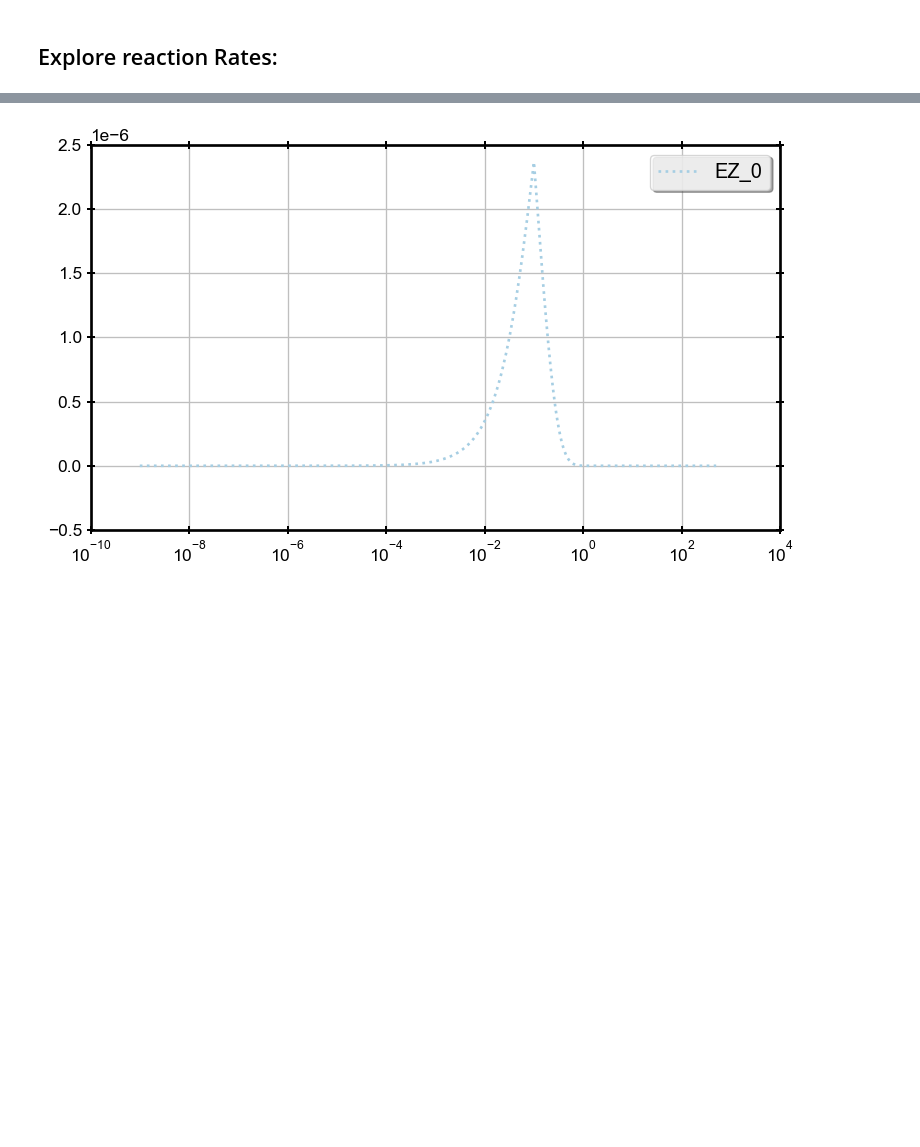
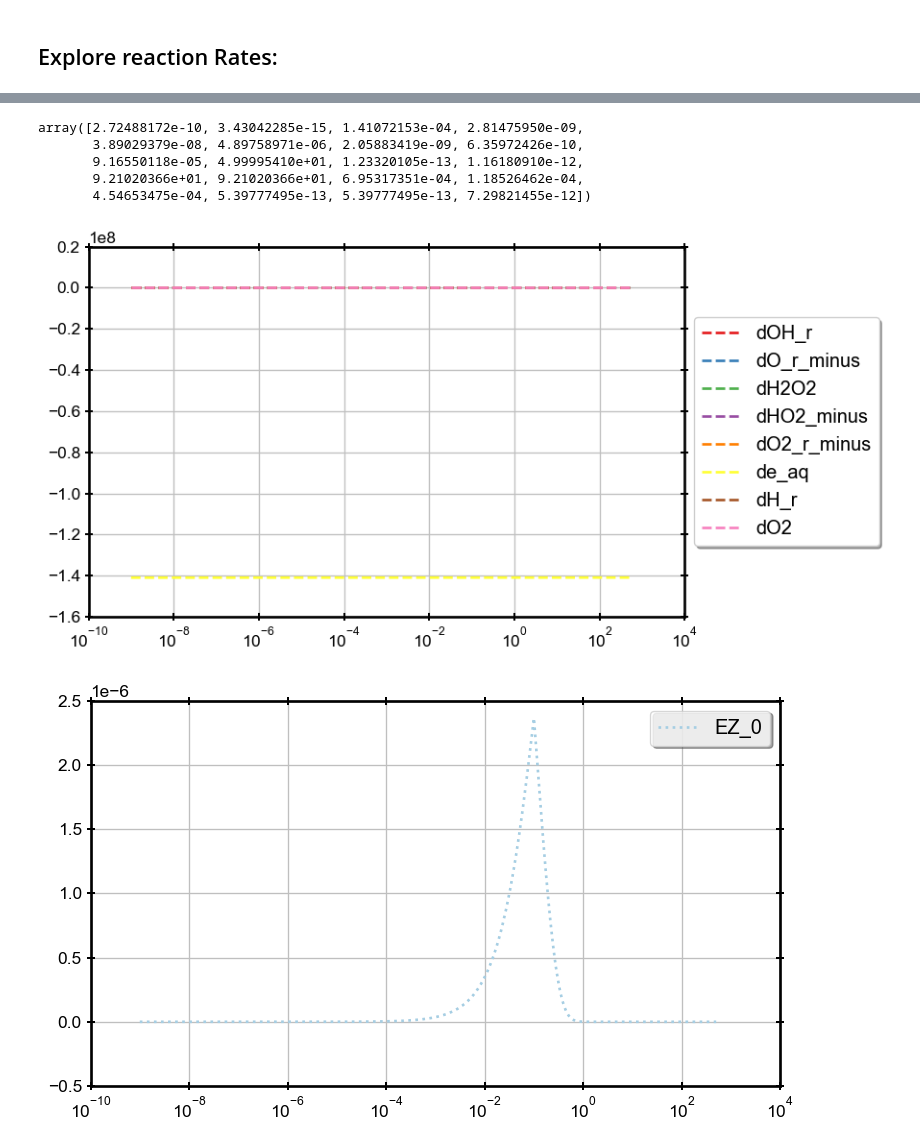
Before and after one commit to rtonneau/radiopyo, a Jupyter notebook: jupytest/water_radiolysis.ipynb, the cells around one changed output, grey strips where cells are left out. Saved outputs shown, nothing was run; the diff lists cells and outputs as text; code cells hidden in the pictures; blank space fills up the shorter version.

```diff
--- a/jupytest/water_radiolysis.ipynb
+++ b/jupytest/water_radiolysis.ipynb
@@ -193,3 +216,22 @@ df_b
+# %%
+sol.y[:,
+      100]
+# %% [output]
+array([2.72488172e-10, 3.43042285e-15, 1.41072153e-04, 2.81475950e-09,
+       3.89029379e-08, 4.89758971e-06, 2.05883419e-09, 6.35972426e-10,
+       9.16550118e-05, 4.99995410e+01, 1.23320105e-13, 1.16180910e-12,
+       9.21020366e+01, 9.21020366e+01, 6.95317351e-04, 1.18526462e-04,
+       4.54653475e-04, 5.39777495e-13, 5.39777495e-13, 7.29821455e-12])
+# %%
+species = "e_aq"
+with fig_man.open(f"jacobian evolution for {species}") as (fig, ax):
+    for col, s in df_j.xs(species, level="sp", axis=1).items():
+        if s.sum() == 0.0:
+            continue
+        ax.semilogx(s.index, s, label=col, marker="")
+    RPlot.set_legend_right(ax)
+# %% [output]
+[figure, added]
 # %%
 species = "EZ_0"
 fig_man.set_brewer_map("Paired", "qualitative", 12)
```
Also changed, not shown: parts of 32 cells of this notebook, 6 other files.
